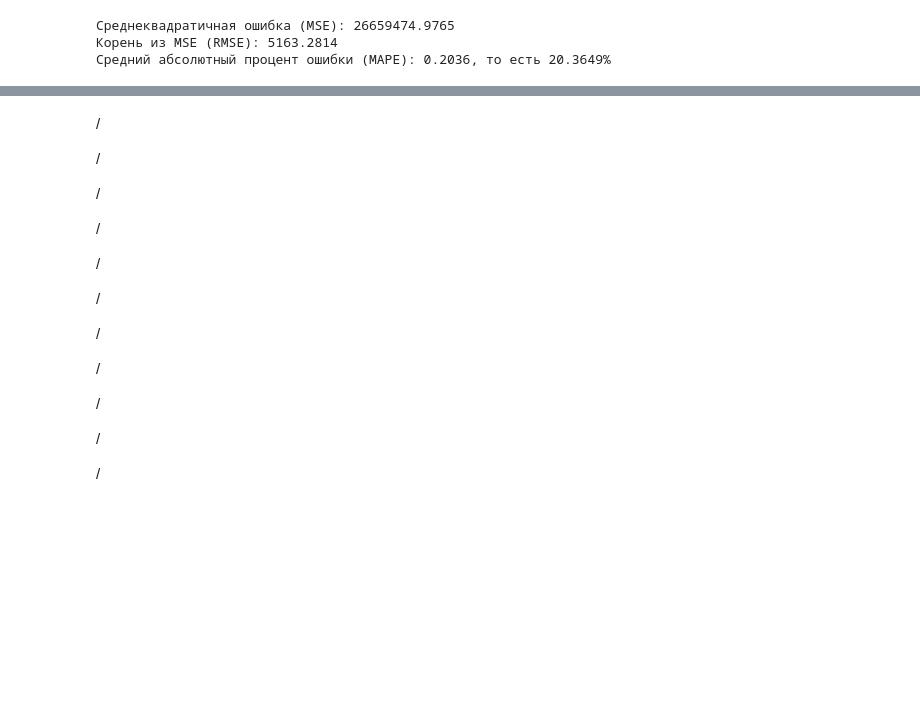
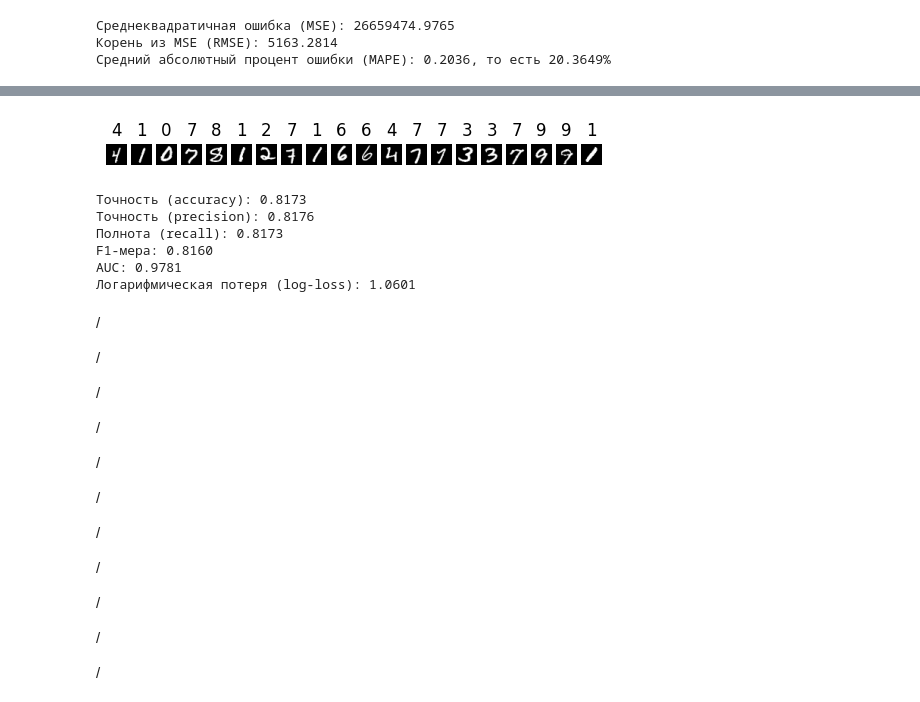
Before and after one commit to Communist02/BIN-22-1_Mazur_Denis_AI, a Jupyter notebook: z7.ipynb, the cells around one changed output, grey strips where cells are left out. Cells and saved outputs as stored; diff of their text form; code cells hidden in the pictures; blank space fills up the shorter version.

```diff
--- a/z7.ipynb
+++ b/z7.ipynb
@@ -592,3 +616,74 @@ print(f"Средний абсолютный процент ошибки (MAPE):
+# %%
+from catboost import CatBoostClassifier
+from sklearn.model_selection import train_test_split
+from sklearn.metrics import accuracy_score
+from sklearn.datasets import load_iris
+
+import tensorflow_datasets as tfds
+
+import numpy as np
+
+
+ds = tfds.load('mnist', split='train', as_supervised=True)  # `as_supervised` дает (image, label)
+
+# Преобразование в numpy массивы
+X, y = [], []
+
+for image, label in tfds.as_numpy(ds):
+    X.append(image)
+    y.append(label)
+
+# Преобразование списков в numpy массивы
+X = np.stack(X)  # Создает массив из списка изображений
+y = np.array(y)  # Создает массив меток
+
+# Разделение на обучающую и тестовую выборки
+X_train_clf, X_test_clf, y_train_clf, y_test_clf = train_test_split(X, y, test_size=0.2, random_state=42)
+# %%
+import matplotlib.pyplot as plt
+
+for i in range(20):
+    plt.subplot(1, 20, i + 1)
+    plt.imshow(X[i].squeeze(), cmap='gray')
+    plt.title(f"{y[i]}")
+    plt.axis('off')
+plt.show()
+# %% [output]
+[figure, added]
+# %%
+X_train_clf = X_train_clf.reshape(X_train_clf.shape[0], -1)
+X_test_clf = X_test_clf.reshape(X_test_clf.shape[0], -1)
+
+# Обучение модели классификации
+model = CatBoostClassifier(iterations=10, learning_rate=0.1, depth=6, verbose=0)
+model.fit(X_train_clf, y_train_clf)
+
+# Предсказания
+y_pred_clf = model.predict(X_test_clf)
+y_pred_proba_clf = model.predict_proba(X_test_clf)
+
+# Метрики для классификации
+accuracy = accuracy_score(y_test_clf, y_pred_clf)
+precision = precision_score(y_test_clf, y_pred_clf, average='weighted')
+recall = recall_score(y_test_clf, y_pred_clf, average='weighted')
+f1 = f1_score(y_test_clf, y_pred_clf, average='weighted')
+auc = roc_auc_score(y_test_clf, y_pred_proba_clf, multi_class='ovr', average='weighted')
+logloss = log_loss(y_test_clf, y_pred_proba_clf)
+
+# Оценка модели
+print(f"Точность (accuracy): {accuracy:.4f}")
+print(f"Точность (precision): {precision:.4f}")
+print(f"Полнота (recall): {recall:.4f}")
+print(f"F1-мера: {f1:.4f}")
+print(f"AUC: {auc:.4f}")
+print(f"Логарифмическая потеря (log-loss): {logloss:.4f}")
+# %% [output]
+Точность (accuracy): 0.8173
+Точность (precision): 0.8176
+Полнота (recall): 0.8173
+F1-мера: 0.8160
+AUC: 0.9781
+Логарифмическая потеря (log-loss): 1.0601
 # %% [markdown]
 /
 
```
Also changed, not shown: parts of 6 cells of this notebook.
